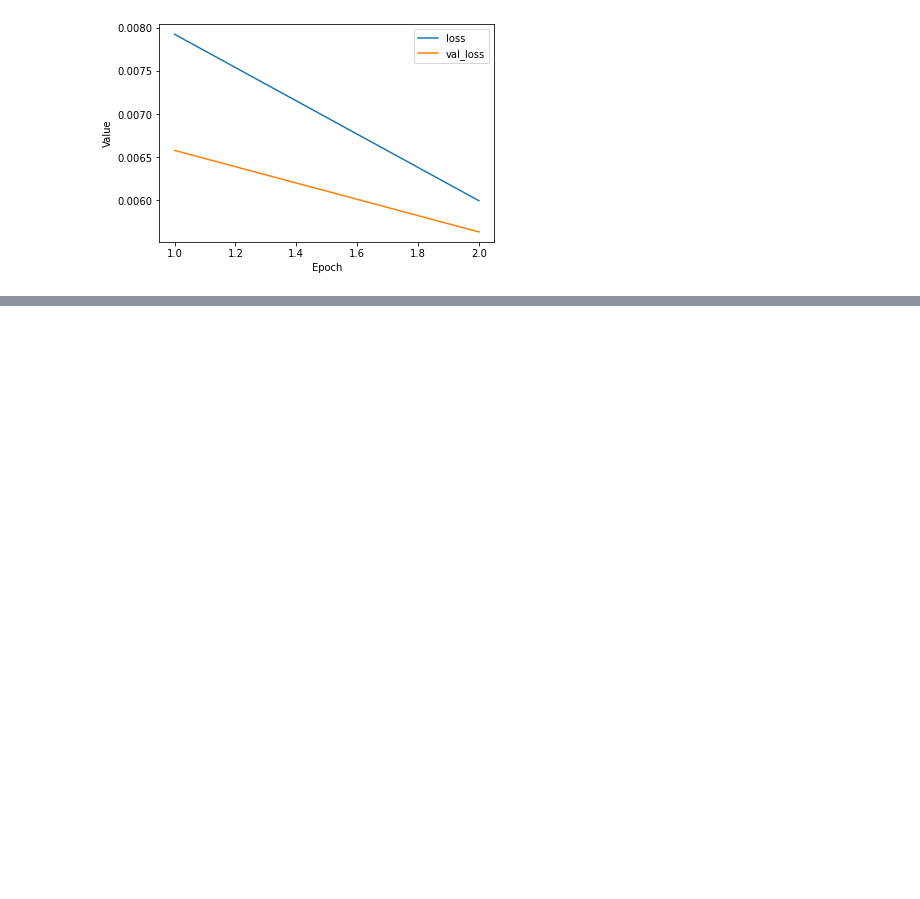
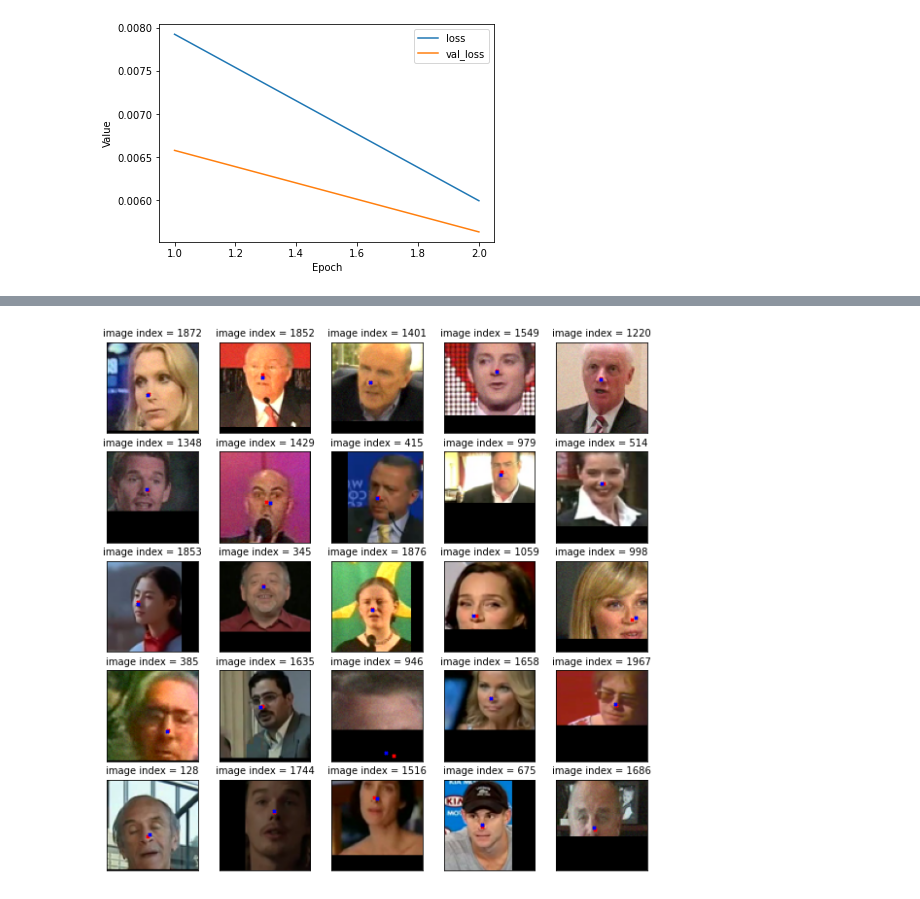
Before and after one commit to cicheck/find-the-nose, a Jupyter notebook: model.ipynb, the cells around one changed output, grey strips where cells are left out. Cells and saved outputs as stored; diff of their text form; code cells hidden in the pictures; blank space fills up the shorter version.

```diff
--- a/model.ipynb
+++ b/model.ipynb
@@ -243,0 +286,5 @@ history = model.fit(X_train, Y_train, batch_size=b_size, epochs=3, validation_da
+# %%
+Y_test_pred = model.predict(X_test)
+plot_predictions(X_test * 255.0, Y_test * picture_size, Y_test_pred * picture_size)
+# %% [output]
+[figure, added]
```
Also changed, not shown: parts of 4 cells of this notebook.
